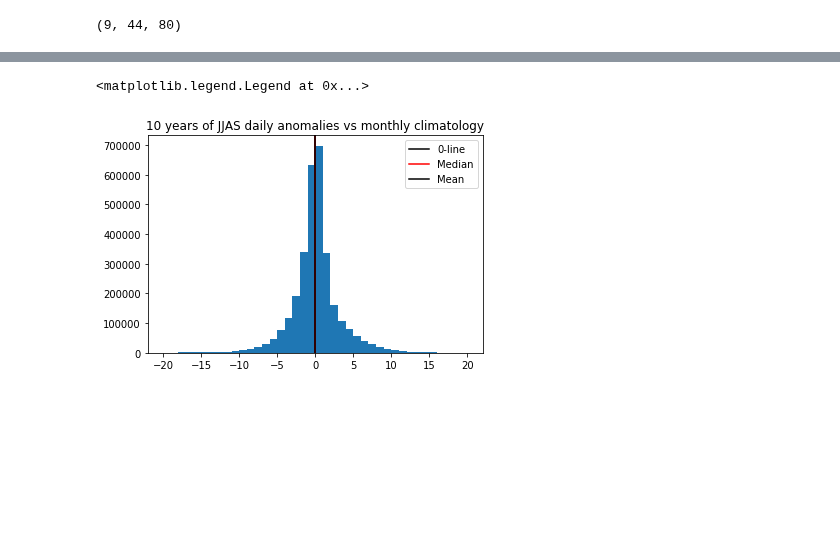
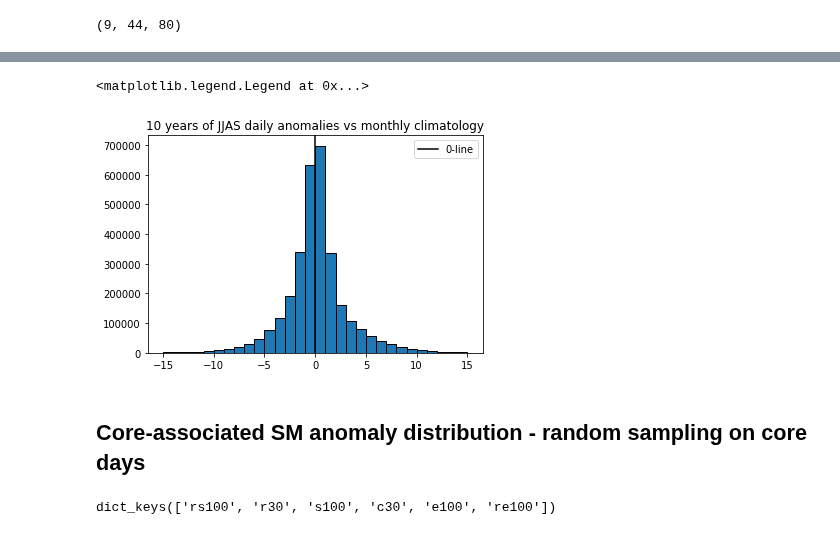
Before and after one commit to cornkle/proj_CEH, a Jupyter notebook: notebooks/AMMA_soil_moisture_distribution_test.ipynb, the cells around one changed output, grey strips where cells are left out. Saved outputs shown, nothing was run; the diff lists cells and outputs as text; code cells hidden in the pictures; blank space fills up the shorter version.

```diff
--- a/notebooks/AMMA_soil_moisture_distribution_test.ipynb
+++ b/notebooks/AMMA_soil_moisture_distribution_test.ipynb
@@ -129,12 +80,31 @@ plt.pcolormesh(data[15,:,:])
 # %%
 hist_ano = data.values[np.isfinite(data.values)]
 # %%
-plt.hist(hist_ano, bins=40, range=(-20,20))
+plt.hist(hist_ano, bins=30, range=(-15,15), edgecolor='k')
 plt.axvline(x=0, color='k', label='0-line')
-plt.axvline(x=np.median(hist_ano), color='r', label='Median')
-plt.axvline(x=np.mean(hist_ano), color='k', label='Mean')
+# plt.axvline(x=np.median(hist_ano), color='r', label='Median')
+# plt.axvline(x=np.mean(hist_ano), color='k', label='Mean')
 plt.title('10 years of JJAS daily anomalies vs monthly climatology')
 plt.legend()
 # %% [output]
 <matplotlib.legend.Legend at 0x...>
-[figure, old version]
+[figure, new version]
+# %% [markdown]
+## Core-associated SM anomaly distribution - random sampling on core days
+# %%
+path = cnst.network_data + 'figs/LSTA/corrected_LSTA/new/wavelet_coefficients'
+dic = pkl.load(open(path+"/LSTA_histograms_AMSRE_17_corrected_SouthBox.p", "rb"))
+for k in dic.keys():
+    coll = []
+    for ll in dic[k]:
+        coll.extend(ll)
+    dic[k] = coll
+print(dic.keys())
+
+cinput = np.array(dic['c30'])
+rinput = np.array(dic['r30'])
+
+cinput = cinput[np.isfinite(cinput)]
+rinput = rinput[np.isfinite(rinput)]
+# %% [output]
+dict_keys(['rs100', 'r30', 's100', 'c30', 'e100', 're100'])
```
Also changed, not shown: parts of 15 cells of this notebook.
